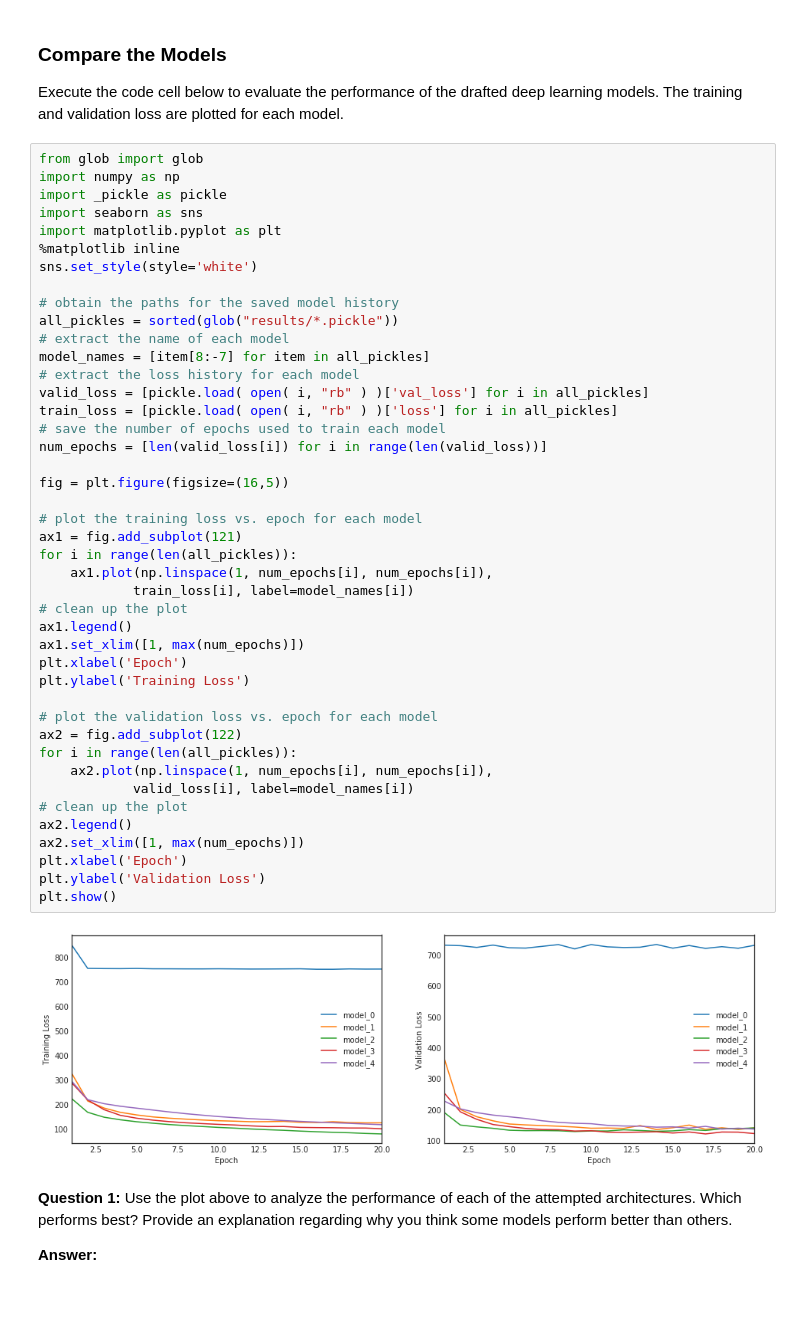
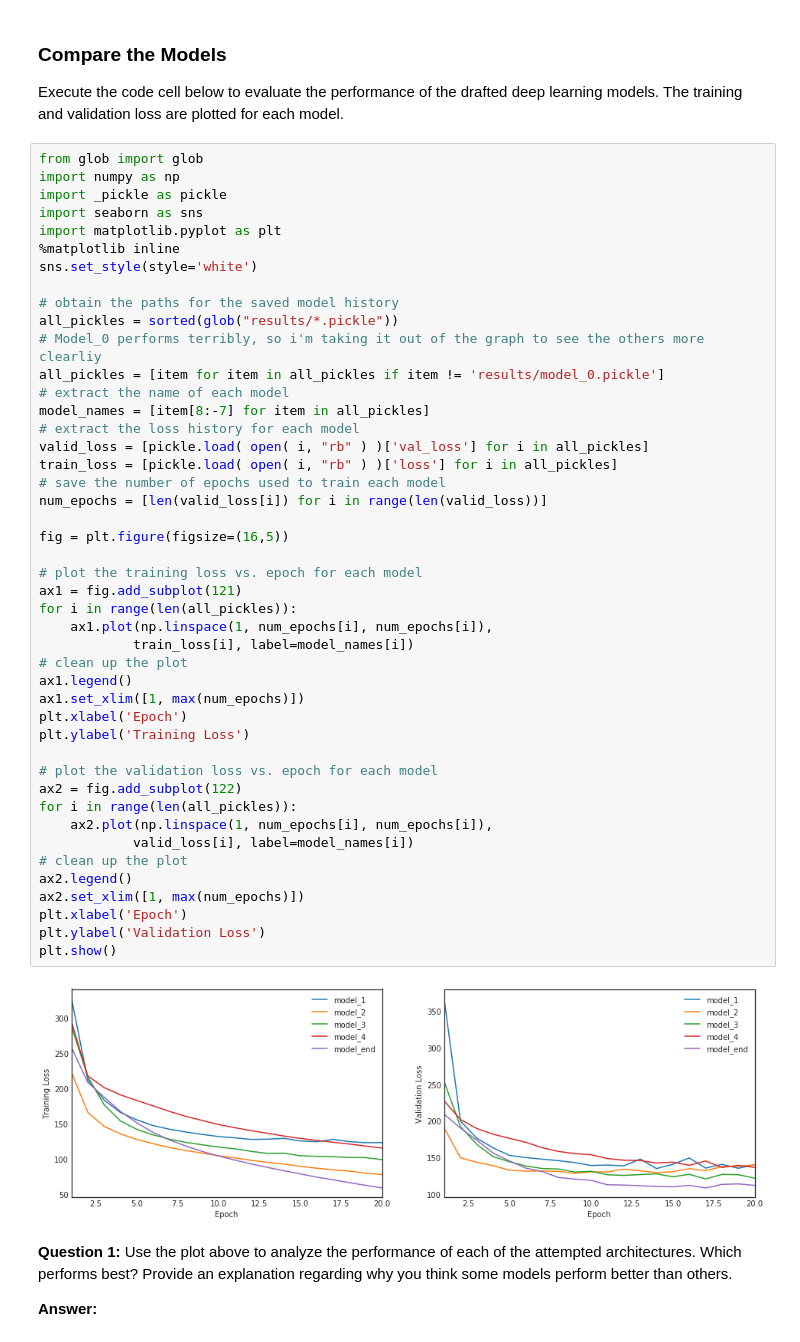
Before and after one commit to nathanlindorff/AIND-VUI-Capstone, a Jupyter notebook: vui_notebook.ipynb, the cells around one changed output. Saved outputs shown, nothing was run; the diff lists cells and outputs as text; blank space fills up the shorter version.

Commit message:
Final model

```diff
--- a/vui_notebook.ipynb
+++ b/vui_notebook.ipynb
@@ -506,40 +507,42 @@ sns.set_style(style='white')
 
 # obtain the paths for the saved model history
 all_pickles = sorted(glob("results/*.pickle"))
+# Model_0 performs terribly, so i'm taking it out of the graph to see the others more clearliy
+all_pickles = [item for item in all_pickles if item != 'results/model_0.pickle']
 # extract the name of each model
 model_names = [item[8:-7] for item in all_pickles]
 # extract the loss history for each model
 valid_loss = [pickle.load( open( i, "rb" ) )['val_loss'] for i in all_pickles]
 train_loss = [pickle.load( open( i, "rb" ) )['loss'] for i in all_pickles]
 # save the number of epochs used to train each model
 num_epochs = [len(valid_loss[i]) for i in range(len(valid_loss))]
 
 fig = plt.figure(figsize=(16,5))
 
 # plot the training loss vs. epoch for each model
 ax1 = fig.add_subplot(121)
 for i in range(len(all_pickles)):
     ax1.plot(np.linspace(1, num_epochs[i], num_epochs[i]),
             train_loss[i], label=model_names[i])
 # clean up the plot
 ax1.legend()
 ax1.set_xlim([1, max(num_epochs)])
 plt.xlabel('Epoch')
 plt.ylabel('Training Loss')
 
 # plot the validation loss vs. epoch for each model
 ax2 = fig.add_subplot(122)
 for i in range(len(all_pickles)):
     ax2.plot(np.linspace(1, num_epochs[i], num_epochs[i]),
             valid_loss[i], label=model_names[i])
 # clean up the plot
 ax2.legend()
 ax2.set_xlim([1, max(num_epochs)])
 plt.xlabel('Epoch')
 plt.ylabel('Validation Loss')
 plt.show()
 # %% [output]
-[figure, old version]
+[figure, new version]
 # %% [markdown]
 __Question 1:__ Use the plot above to analyze the performance of each of the attempted architectures.  Which performs best?  Provide an explanation regarding why you think some models perform better than others.
 
```
Also changed, not shown: parts of 13 cells of this notebook, 4 other files.
